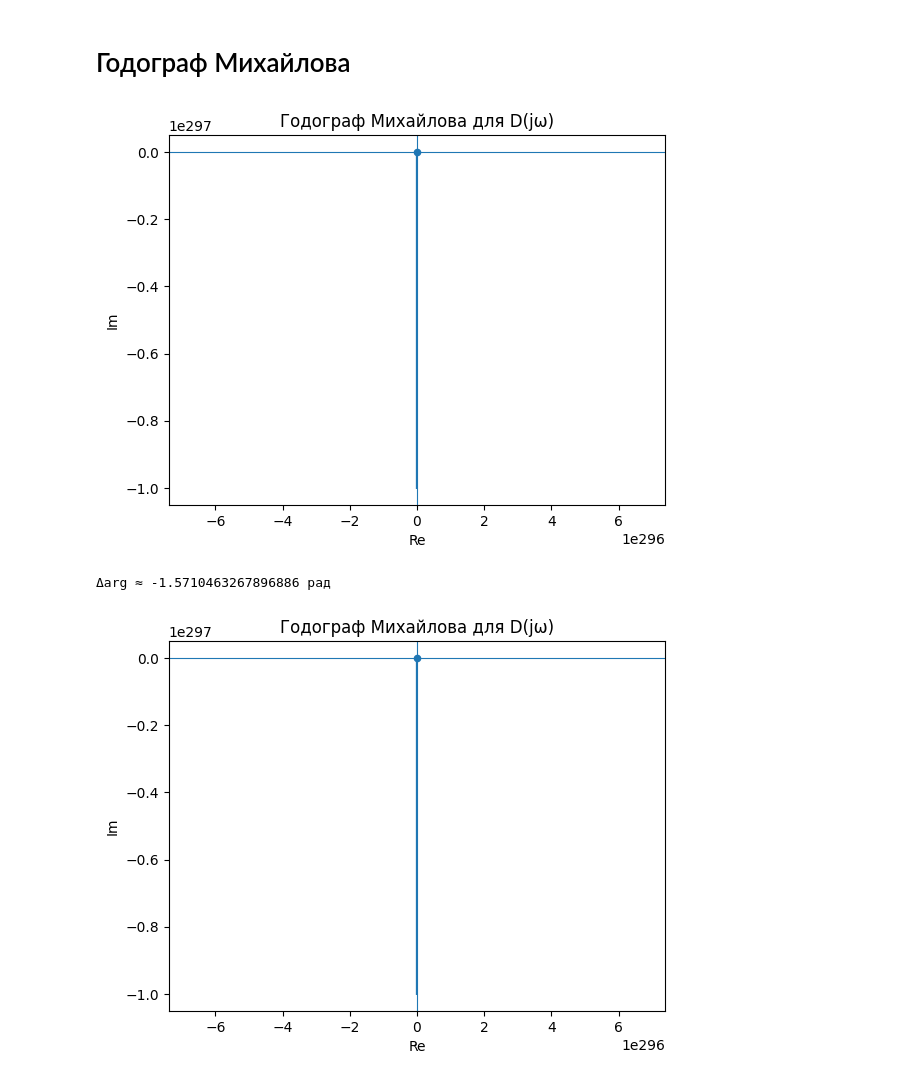
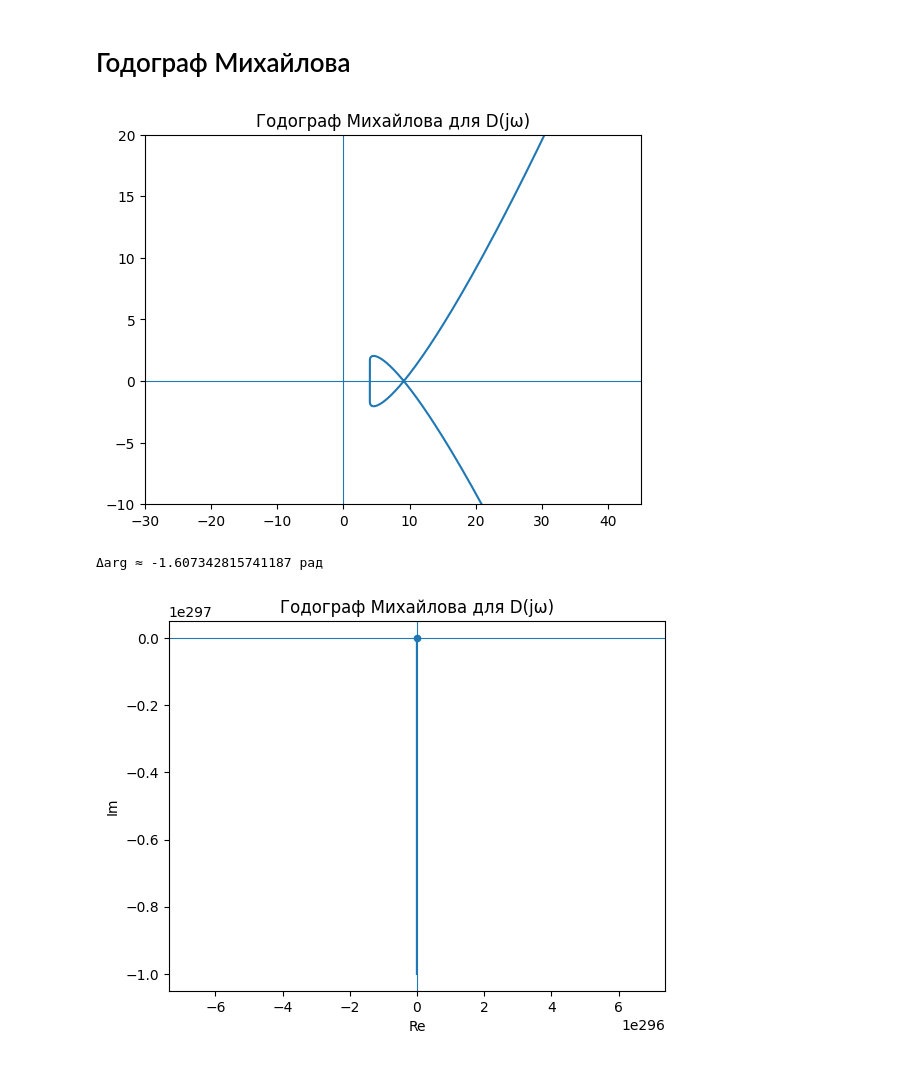
Before and after one commit to NataliaGon/kpi, a Jupyter notebook: Lab1.ipynb, the cells around one changed output. Drawn from its saved outputs; the diff is of its cells as text; code cells hidden in the pictures.

```diff
--- a/Lab1.ipynb
+++ b/Lab1.ipynb
@@ -113,27 +113,31 @@ y=x, при малих
 # %%
 # Варіант 1: Явна функція
 
 def Djw(w):
     jw = 1j*w
     return jw**99 + jw**88 + jw**77 + jw**5 + jw + 4
 
-w = np.logspace(-3, 3, 5000)
+w = np.linspace(-1.05, 1.05, 5000)
 Z = Djw(w)
 
 # Годограф
 plt.plot(Z.real, Z.imag)
-plt.scatter([4],[0], s=20)           # старт у точці 4+0j
 plt.axhline(0, linewidth=0.8)
 plt.axvline(0, linewidth=0.8)
-plt.axis('equal'); plt.title('Годограф Михайлова для D(jω)')
-plt.xlabel('Re'); plt.ylabel('Im'); plt.show()
+plt.title('Годограф Михайлова для D(jω)')
 
-# Зміна аргумента
+
+plt.xlim(-30, 45)
+plt.ylim(-10, 20)
+plt.show()
+
+
 angles = np.unwrap(np.angle(Z))
+
 print('Δarg ≈', angles[-1]-angles[0], 'рад')
 # %% [output]
-[figure, old version]
+[figure, new version]
-Δarg ≈ -1.5710463267896886 рад
+Δarg ≈ -1.607342815741187 рад
 # %%
 # Варіант 2: Масив коефіцієнтів
 
```
